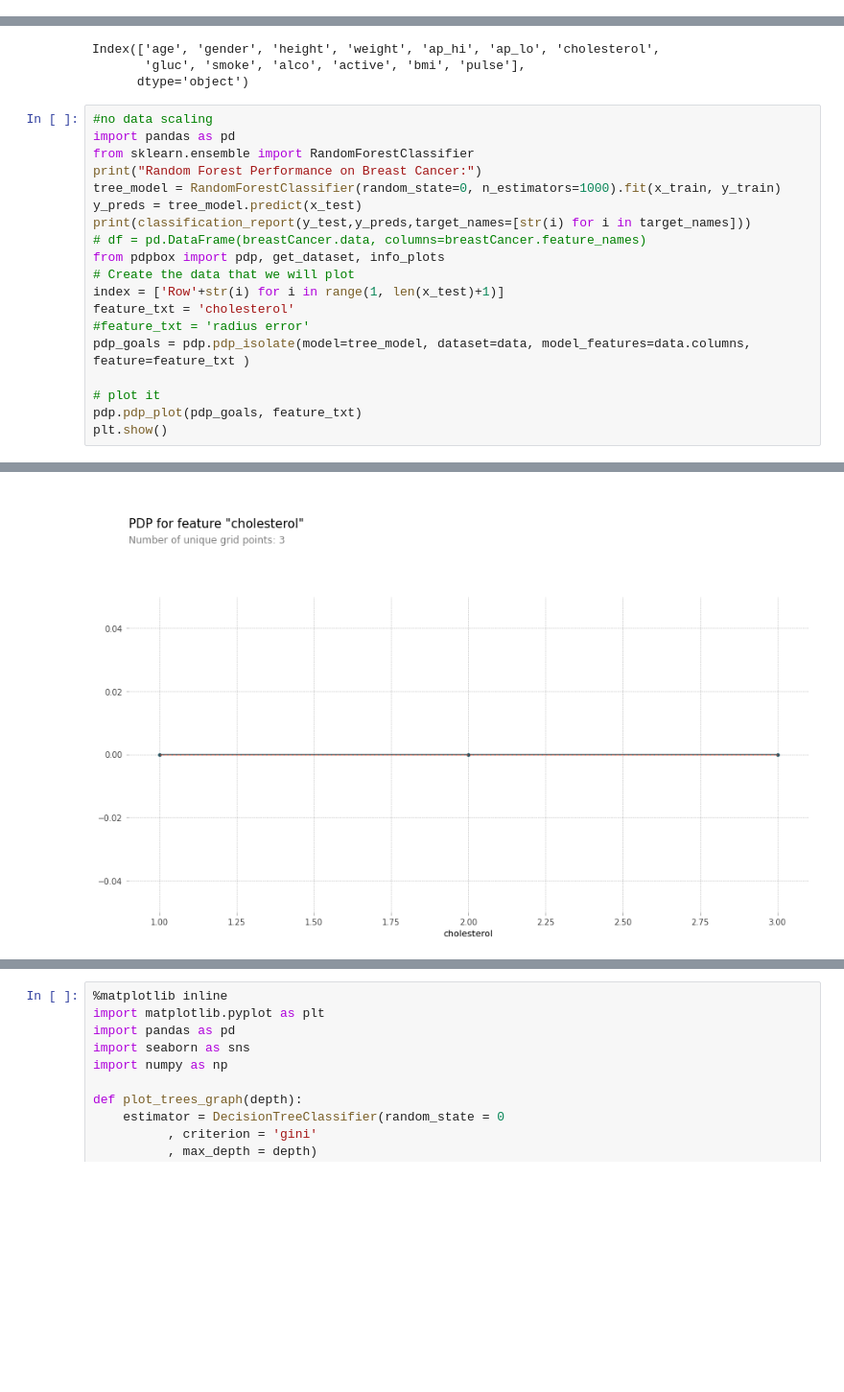
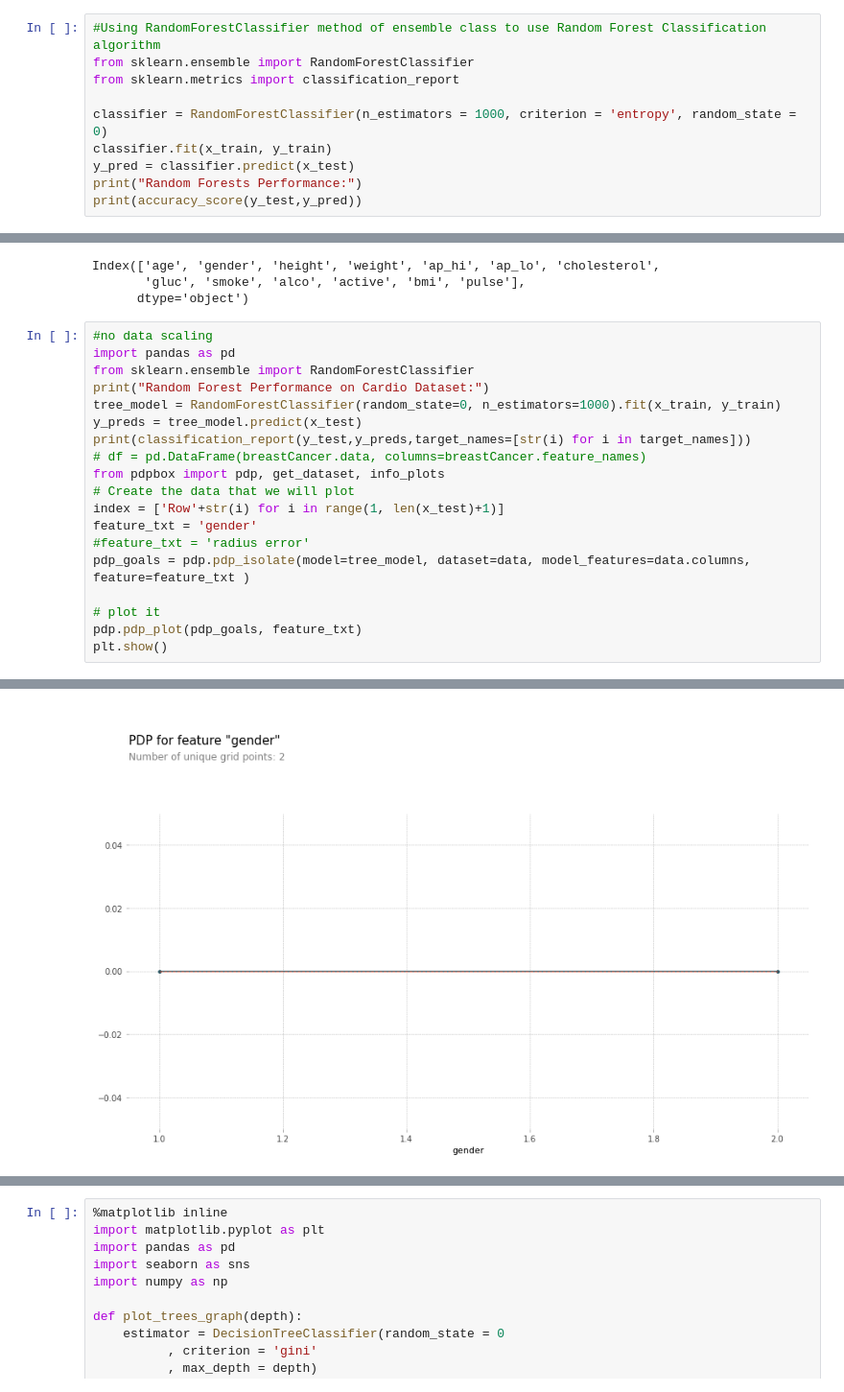
Before and after one commit to LeoVogiatzis/medical_data_analysis, a Jupyter notebook: iml.ipynb, the cells around one changed output, grey strips where cells are left out. Shown at 96% size. Saved outputs shown, nothing was run; the diff lists cells and outputs as text; blank space fills up the shorter version.

```diff
--- a/iml.ipynb
+++ b/iml.ipynb
@@ -181,0 +206,10 @@ interactive(children=(IntSlider(value=3, description='depth', max=5, min=1), Out
+# %%
+#Using RandomForestClassifier method of ensemble class to use Random Forest Classification algorithm
+from sklearn.ensemble import RandomForestClassifier
+from sklearn.metrics import classification_report
+
+classifier = RandomForestClassifier(n_estimators = 1000, criterion = 'entropy', random_state = 0)
+classifier.fit(x_train, y_train)
+y_pred = classifier.predict(x_test)
+print("Random Forests Performance:")
+print(accuracy_score(y_test,y_pred))
@@ -269,7 +362,7 @@ Index(['age', 'gender', 'height', 'weight', 'ap_hi', 'ap_lo', 'cholesterol',
 #no data scaling
 import pandas as pd
 from sklearn.ensemble import RandomForestClassifier
-print("Random Forest Performance on Breast Cancer:")
+print("Random Forest Performance on Cardio Dataset:")
 tree_model = RandomForestClassifier(random_state=0, n_estimators=1000).fit(x_train, y_train)
 y_preds = tree_model.predict(x_test)
 print(classification_report(y_test,y_preds,target_names=[str(i) for i in target_names]))
@@ -277,7 +370,7 @@ print(classification_report(y_test,y_preds,target_names=[str(i) for i in target_
 from pdpbox import pdp, get_dataset, info_plots
 # Create the data that we will plot
 index = ['Row'+str(i) for i in range(1, len(x_test)+1)]
-feature_txt = 'cholesterol'
+feature_txt = 'gender'
 #feature_txt = 'radius error'
 pdp_goals = pdp.pdp_isolate(model=tree_model, dataset=data, model_features=data.columns, feature=feature_txt )
 
@@ -293,5 +386,5 @@ Random Forest Performance on Breast Cancer:
 
     accuracy                           0.70     15985
    macro avg       0.70      0.70      0.70     15985
 weighted avg       0.70      0.70      0.70     15985
-[figure, old version]
+[figure, new version]
```
Also changed, not shown: parts of 25 cells of this notebook.
